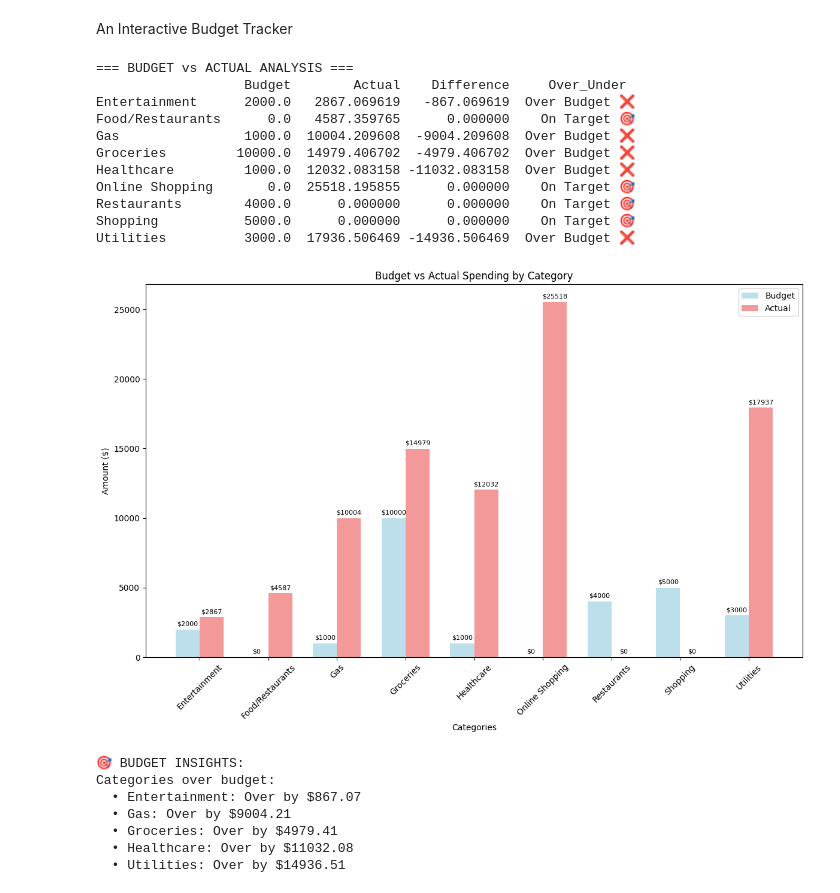
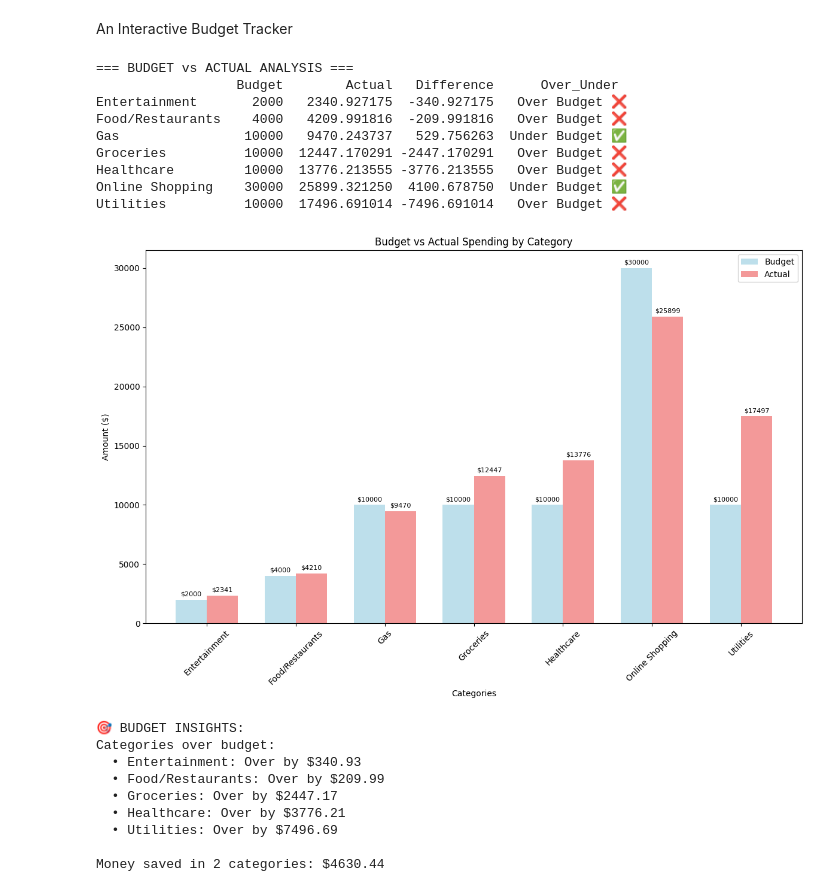
Before and after one commit to Dee-Nwanjah/Data_Science-Portfolio, a Jupyter notebook: Expense_Analyzer_from_Bank_Statements.ipynb, the cells around one changed output. Saved outputs shown, nothing was run; the diff lists cells and outputs as text; code cells hidden in the pictures.

```diff
--- a/Expense_Analyzer_from_Bank_Statements.ipynb
+++ b/Expense_Analyzer_from_Bank_Statements.ipynb
@@ -605,12 +604,12 @@ def create_budget_analysis():
     # Define monthly budgets (you can customize these)
     monthly_budgets = {
         'Groceries': 10000,
-        'Gas': 1000,
-        'Restaurants': 4000,
-        'Utilities': 3000,
+        'Gas': 10000,
+        'Food/Restaurants': 4000,
+        'Utilities': 10000,
         'Entertainment': 2000,
-        'Shopping': 5000,
-        'Healthcare': 1000
+        'Online Shopping': 30000,
+        'Healthcare': 10000
     }
 
     # Calculate actual spending by category
@@ -653,48 +652,48 @@ def create_budget_analysis():
         ax.annotate(f'${height:.0f}', xy=(bar.get_x() + bar.get_width()/2, height),
                    xytext=(0, 3), textcoords="offset points", ha='center', va='bottom', fontsize=8)
 
     for bar in bars2:
         height = bar.get_height()
         ax.annotate(f'${height:.0f}', xy=(bar.get_x() + bar.get_width()/2, height),
                    xytext=(0, 3), textcoords="offset points", ha='center', va='bottom', fontsize=8)
 
     plt.tight_layout()
     plt.show()
 
     return budget_comparison
 
 # Run budget analysis
 budget_analysis = create_budget_analysis()
 
 print("\n🎯 BUDGET INSIGHTS:")
 over_budget = budget_analysis[budget_analysis['Difference'] < 0]
 if len(over_budget) > 0:
     print("Categories over budget:")
     for category, row in over_budget.iterrows():
         print(f"  • {category}: Over by ${abs(row['Difference']):.2f}")
 else:
     print("🎉 Congratulations! Stayed within budget for all categories!")
 
 under_budget = budget_analysis[budget_analysis['Difference'] > 0]
 if len(under_budget) > 0:
     print(f"\nMoney saved in {len(under_budget)} categories: ${under_budget['Difference'].sum():.2f}")
 # %% [output]
 === BUDGET vs ACTUAL ANALYSIS ===
-                   Budget        Actual    Difference     Over_Under
-Entertainment      2000.0   2867.069619   -867.069619  Over Budget ❌
-Food/Restaurants      0.0   4587.359765      0.000000    On Target 🎯
-Gas                1000.0  10004.209608  -9004.209608  Over Budget ❌
-Groceries         10000.0  14979.406702  -4979.406702  Over Budget ❌
-Healthcare         1000.0  12032.083158 -11032.083158  Over Budget ❌
-Online Shopping       0.0  25518.195855      0.000000    On Target 🎯
-Restaurants        4000.0      0.000000      0.000000    On Target 🎯
-Shopping           5000.0      0.000000      0.000000    On Target 🎯
-Utilities          3000.0  17936.506469 -14936.506469  Over Budget ❌
+                  Budget        Actual   Difference      Over_Under
+Entertainment       2000   2340.927175  -340.927175   Over Budget ❌
+Food/Restaurants    4000   4209.991816  -209.991816   Over Budget ❌
+Gas                10000   9470.243737   529.756263  Under Budget ✅
+Groceries          10000  12447.170291 -2447.170291   Over Budget ❌
+Healthcare         10000  13776.213555 -3776.213555   Over Budget ❌
+Online Shopping    30000  25899.321250  4100.678750  Under Budget ✅
+Utilities          10000  17496.691014 -7496.691014   Over Budget ❌
-[figure, old version]
+[figure, new version]
 🎯 BUDGET INSIGHTS:
 Categories over budget:
-  • Entertainment: Over by $867.07
-  • Gas: Over by $9004.21
-  • Groceries: Over by $4979.41
-  • Healthcare: Over by $11032.08
-  • Utilities: Over by $14936.51
+  • Entertainment: Over by $340.93
+  • Food/Restaurants: Over by $209.99
+  • Groceries: Over by $2447.17
+  • Healthcare: Over by $3776.21
+  • Utilities: Over by $7496.69
+
+Money saved in 2 categories: $4630.44
```
Also changed, not shown: parts of 9 cells of this notebook.
